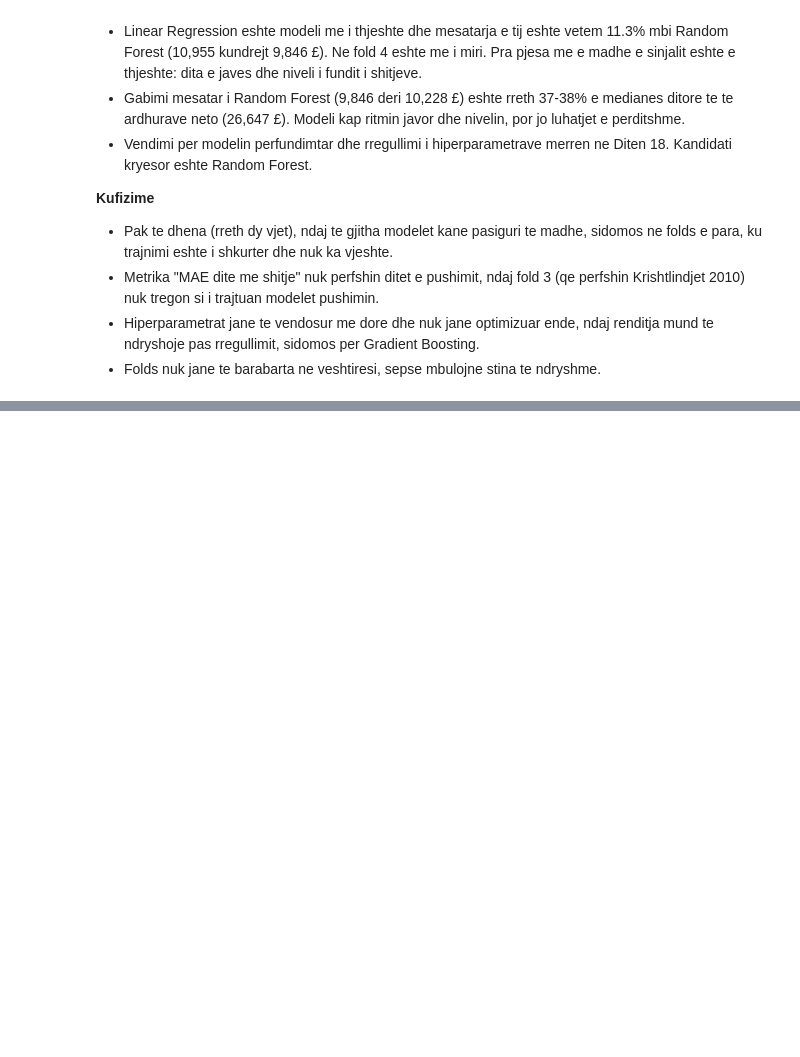
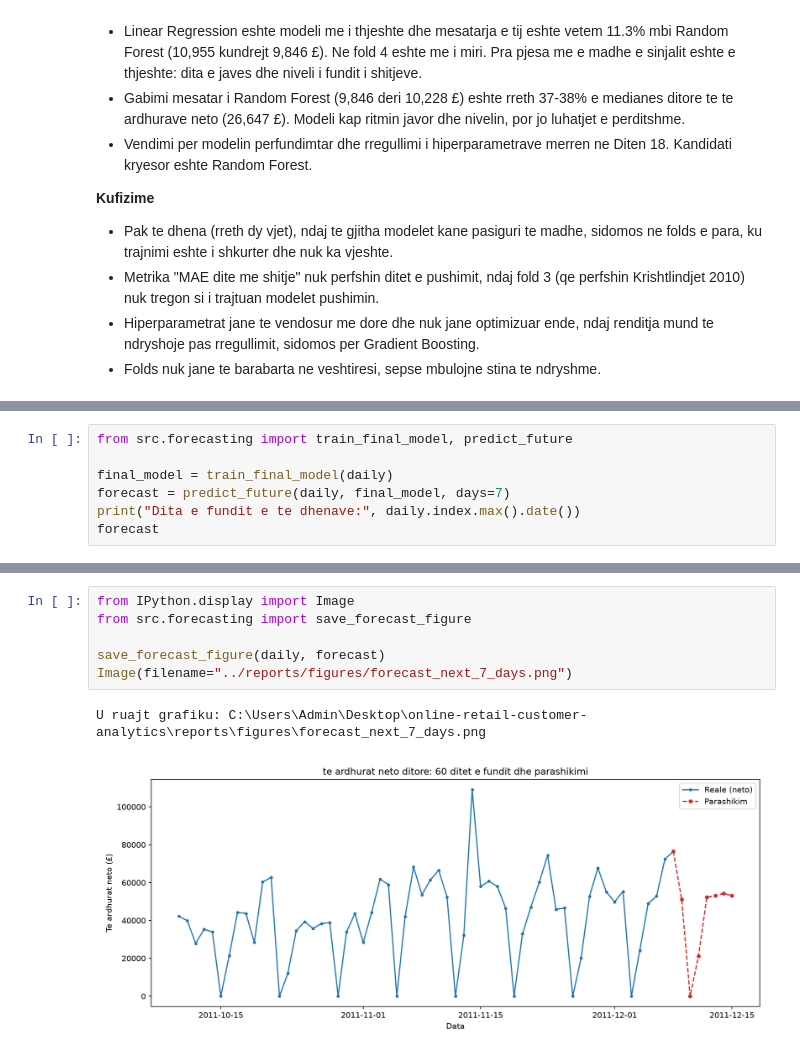
Before and after one commit to Dua-Gashi/online-retail-customer-analytics, a Jupyter notebook: notebooks/03_forecasting.ipynb, the cells around one changed output, grey strips where cells are left out. Cells and saved outputs as stored; diff of their text form; blank space fills up the shorter version.

Commit message:
recursive 7-day forecast, horizon error analysis and forecast step in main.py

```diff
--- a/notebooks/03_forecasting.ipynb
+++ b/notebooks/03_forecasting.ipynb
@@ -591,0 +594,7 @@ Modeli me i mire per fold: fold 1 Random Forest, fold 2 baseline "java e kaluar"
+# %%
+from src.forecasting import train_final_model, predict_future
+
+final_model = train_final_model(daily)
+forecast = predict_future(daily, final_model, days=7)
+print("Dita e fundit e te dhenave:", daily.index.max().date())
+forecast
@@ -591,0 +612,9 @@ Modeli me i mire per fold: fold 1 Random Forest, fold 2 baseline "java e kaluar"
+# %%
+from IPython.display import Image
+from src.forecasting import save_forecast_figure
+
+save_forecast_figure(daily, forecast)
+Image(filename="../reports/figures/forecast_next_7_days.png")
+# %% [output]
+U ruajt grafiku: C:\Users\Admin\Desktop\online-retail-customer-analytics\reports\figures\forecast_next_7_days.png
+[figure, added]
```
Also changed, not shown: parts of 5 cells of this notebook, 4 other files.
